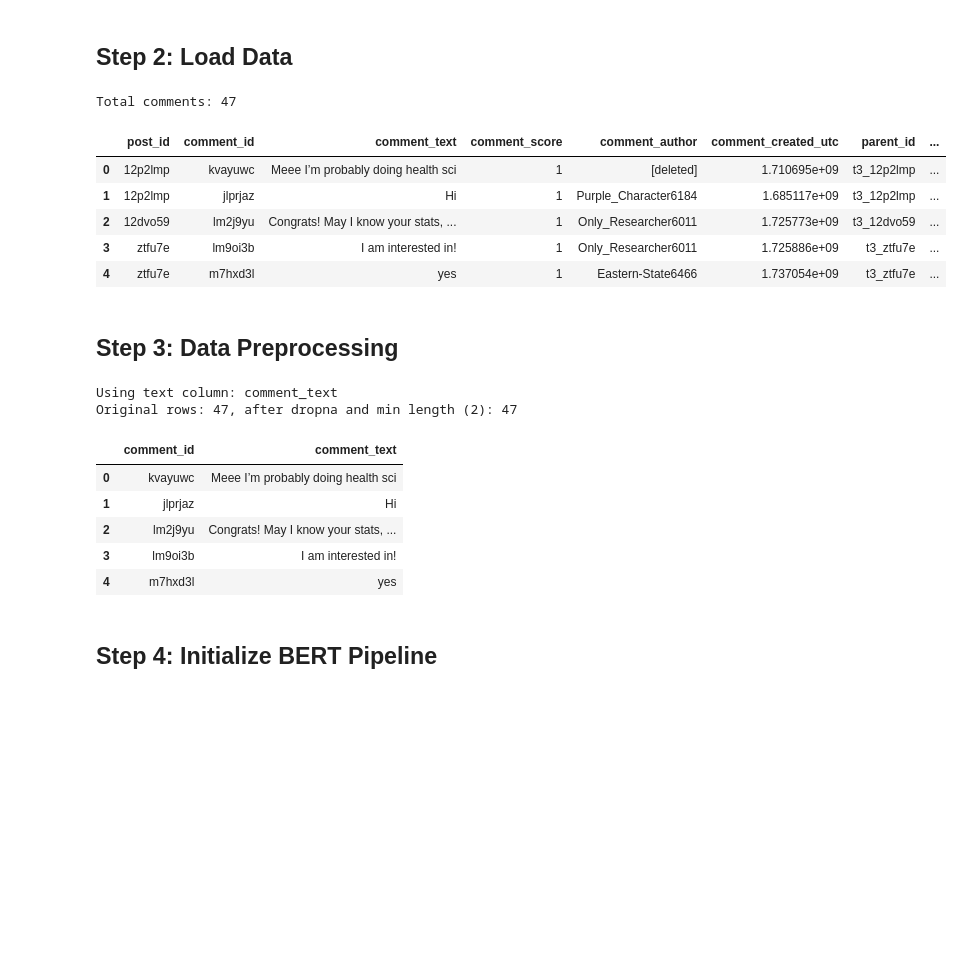
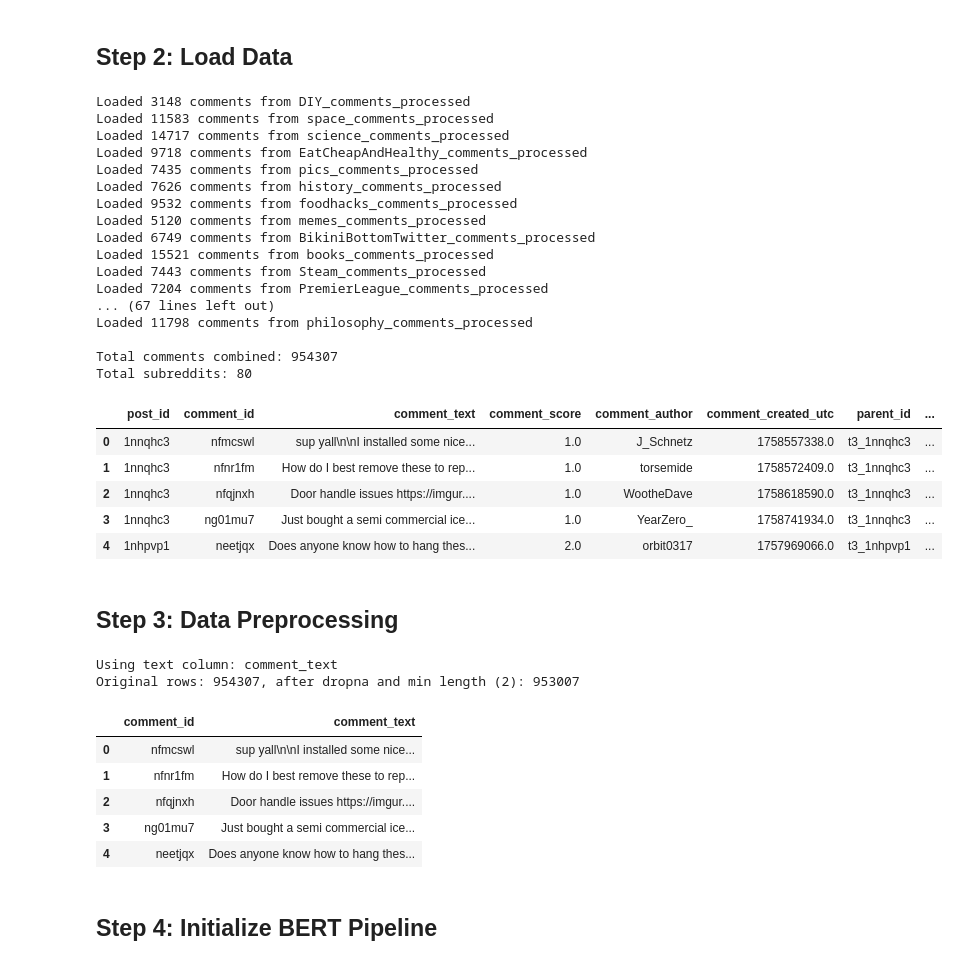
Before and after one commit to patelMaharshii/Sentimentrix, a Jupyter notebook: analysis/bert_sentiment_analysis.ipynb, the cells around one changed output. Saved outputs shown, nothing was run; the diff lists cells and outputs as text; code cells hidden in the pictures; blank space fills up the shorter version.

```diff
--- a/analysis/bert_sentiment_analysis.ipynb
+++ b/analysis/bert_sentiment_analysis.ipynb
@@ -27,17 +28,46 @@ Device: CPU
 # %% [markdown]
 ## Step 2: Load Data
 # %%
-D_westernu_comments = pd.read_csv("../../dataset/reddit_data/WesternU_comments.csv")
-print(f"Total comments: {len(D_westernu_comments)}")
+# Load all comment datasets and combine them
+from pathlib import Path
+
+data_dir = Path("../data/processed")
+all_comments = []
+
+for file_name in data_dir.rglob("*_comments_processed.csv"):
+    df = pd.read_csv(file_name)
+    df['source_subreddit'] = file_name.stem[:-19]  # Extract subreddit name (remove '_comments_processed')
+    all_comments.append(df)
+    print(f"Loaded {len(df)} comments from {file_name.stem}")
+
+D_westernu_comments = pd.concat(all_comments, ignore_index=True)
+print(f"\nTotal comments combined: {len(D_westernu_comments)}")
+print(f"Total subreddits: {D_westernu_comments['source_subreddit'].nunique()}")
 display(D_westernu_comments.head())
 # %% [output]
-Total comments: 47
+Loaded 3148 comments from DIY_comments_processed
+Loaded 11583 comments from space_comments_processed
+Loaded 14717 comments from science_comments_processed
+Loaded 9718 comments from EatCheapAndHealthy_comments_processed
+Loaded 7435 comments from pics_comments_processed
+Loaded 7626 comments from history_comments_processed
+Loaded 9532 comments from foodhacks_comments_processed
+Loaded 5120 comments from memes_comments_processed
+Loaded 6749 comments from BikiniBottomTwitter_comments_processed
+Loaded 15521 comments from books_comments_processed
+Loaded 7443 comments from Steam_comments_processed
+Loaded 7204 comments from PremierLeague_comments_processed
+... (67 lines left out)
+Loaded 11798 comments from philosophy_comments_processed
+
+Total comments combined: 954307
+Total subreddits: 80
 |  | post_id | comment_id | comment_text | comment_score | comment_author | comment_created_utc | parent_id | ... |
-| 0 | 12p2lmp | kvayuwc | Meee I’m probably doing health sci | 1 | [deleted] | 1.710695e+09 | t3_12p2lmp | ... |
-| 1 | 12p2lmp | jlprjaz | Hi | 1 | Purple_Character6184 | 1.685117e+09 | t3_12p2lmp | ... |
-| 2 | 12dvo59 | lm2j9yu | Congrats! May I know your stats, ... | 1 | Only_Researcher6011 | 1.725773e+09 | t3_12dvo59 | ... |
-| 3 | ztfu7e | lm9oi3b | I am interested in! | 1 | Only_Researcher6011 | 1.725886e+09 | t3_ztfu7e | ... |
-| 4 | ztfu7e | m7hxd3l | yes | 1 | Eastern-State6466 | 1.737054e+09 | t3_ztfu7e | ... |
+| 0 | 1nnqhc3 | nfmcswl | sup yall\n\nI installed some nice... | 1.0 | J_Schnetz | 1758557338.0 | t3_1nnqhc3 | ... |
+| 1 | 1nnqhc3 | nfnr1fm | How do I best remove these to rep... | 1.0 | torsemide | 1758572409.0 | t3_1nnqhc3 | ... |
+| 2 | 1nnqhc3 | nfqjnxh | Door handle issues https://imgur.... | 1.0 | WootheDave | 1758618590.0 | t3_1nnqhc3 | ... |
+| 3 | 1nnqhc3 | ng01mu7 | Just bought a semi commercial ice... | 1.0 | YearZero_ | 1758741934.0 | t3_1nnqhc3 | ... |
+| 4 | 1nhpvp1 | neetjqx | Does anyone know how to hang thes... | 2.0 | orbit0317 | 1757969066.0 | t3_1nhpvp1 | ... |
 # %% [markdown]
 ## Step 3: Data Preprocessing
 # %%
@@ -70,12 +100,12 @@ print(f"Original rows: {len(D_westernu_comments)}, after dropna and min length (
 display(D_comments_clean[['comment_id', 'comment_text']].head())
 # %% [output]
 Using text column: comment_text
-Original rows: 47, after dropna and min length (2): 47
+Original rows: 954307, after dropna and min length (2): 953007
 |  | comment_id | comment_text |
-| 0 | kvayuwc | Meee I’m probably doing health sci |
-| 1 | jlprjaz | Hi |
-| 2 | lm2j9yu | Congrats! May I know your stats, ... |
-| 3 | lm9oi3b | I am interested in! |
-| 4 | m7hxd3l | yes |
+| 0 | nfmcswl | sup yall\n\nI installed some nice... |
+| 1 | nfnr1fm | How do I best remove these to rep... |
+| 2 | nfqjnxh | Door handle issues https://imgur.... |
+| 3 | ng01mu7 | Just bought a semi commercial ice... |
+| 4 | neetjqx | Does anyone know how to hang thes... |
 # %% [markdown]
 ## Step 4: Initialize BERT Pipeline
```
Also changed, not shown: parts of 16 cells of this notebook, 2 other files.
